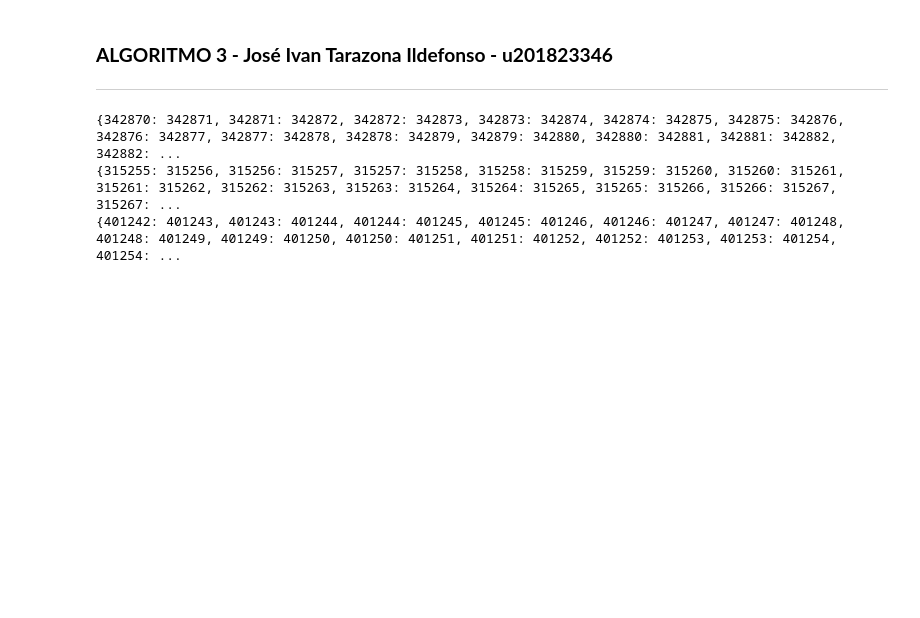
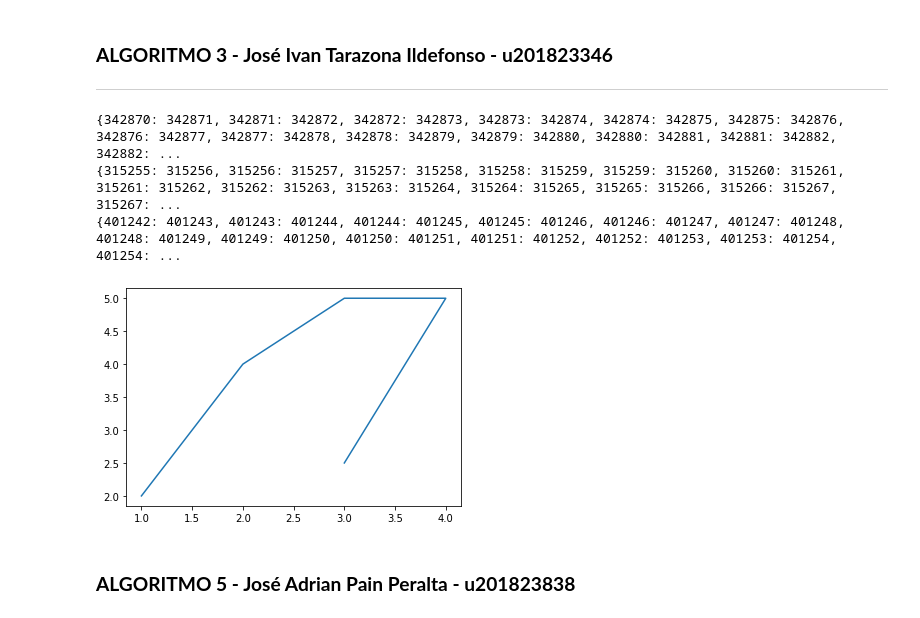
Before and after one commit to billguerrerog/cc41_tf_201821590_20181B402_201811208_201823346_201823838, a Jupyter notebook: Graph.ipynb, the cells around one changed output. Saved outputs shown, nothing was run; the diff lists cells and outputs as text; code cells hidden in the pictures; blank space fills up the shorter version.

```diff
--- a/Graph.ipynb
+++ b/Graph.ipynb
@@ -590,3 +590,15 @@ print(len(my_regions_routes))
 {342870: 342871, 342871: 342872, 342872: 342873, 342873: 342874, 342874: 342875, 342875: 342876, 342876: 342877, 342877: 342878, 342878: 342879, 342879: 342880, 342880: 342881, 342881: 342882, 342882: ...
 {315255: 315256, 315256: 315257, 315257: 315258, 315258: 315259, 315259: 315260, 315260: 315261, 315261: 315262, 315262: 315263, 315263: 315264, 315264: 315265, 315265: 315266, 315266: 315267, 315267: ...
 {401242: 401243, 401243: 401244, 401244: 401245, 401245: 401246, 401246: 401247, 401247: 401248, 401248: 401249, 401249: 401250, 401250: 401251, 401251: 401252, 401252: 401253, 401253: 401254, 401254: ...
+# %%
+import numpy as np
+import matplotlib.pyplot as plt
+
+data = np.array([[1,2],[2,4],[3,5],[4,5], [3,2.5]])
+#plt.plot(data[:, 0], data[:, 1])
+plt.plot(*data.T)
+plt.show()
+# %% [output]
+[figure, added]
+# %% [markdown]
+### **ALGORITMO 5 - José Adrian Pain Peralta - u201823838**
```
Also changed, not shown: parts of 3 cells of this notebook.
